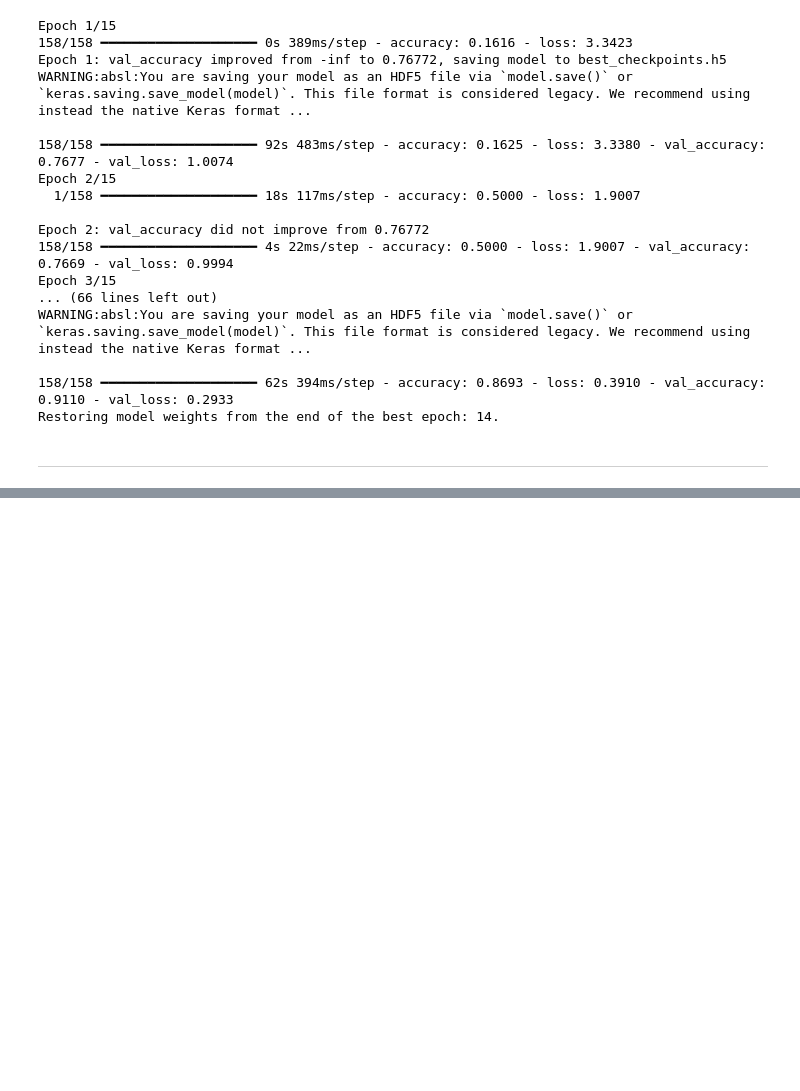
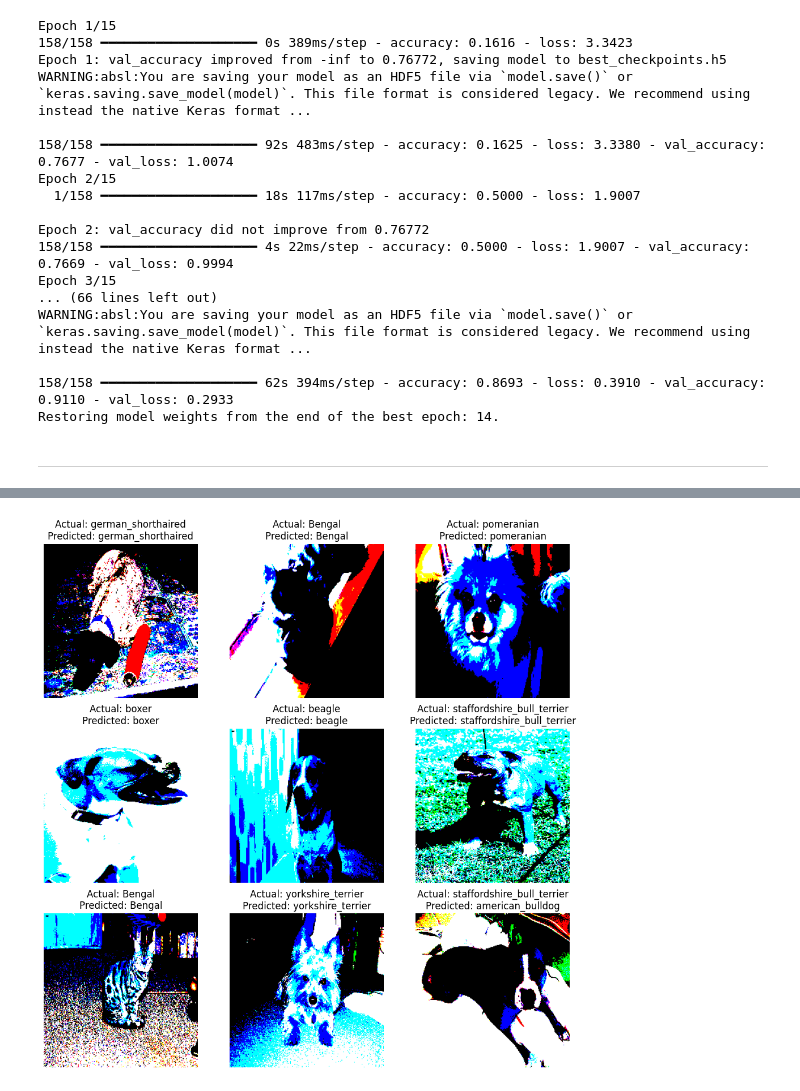
Before and after one commit to OmarAhmedAbdelAziz/Multiclass-Classification-Semantic-Segmentation-of-Pet-Breeds, a Jupyter notebook: notebooks/Step by Step Notebook.ipynb, the cells around one changed output, grey strips where cells are left out. Cells and saved outputs as stored; diff of their text form; code cells hidden in the pictures; blank space fills up the shorter version.

```diff
--- a/notebooks/Step by Step Notebook.ipynb
+++ b/notebooks/Step by Step Notebook.ipynb
@@ -606,0 +633,3 @@ Restoring model weights from the end of the best epoch: 14.
+# %%
+# Making predictions after training using validation
+predictions_val = model.predict(x_val)
@@ -606,0 +638,24 @@ Restoring model weights from the end of the best epoch: 14.
+# %%
+# converting predictions to classes
+predictions_class_validation = np.argmax(predictions_val, axis=1)
+# %%
+# Convert labels from numbers to names again
+breed_name_mapping = dict(zip(list_df['class_id'], list_df['breed_name']))
+# %%
+# Visualizing the predictions with breed names
+num_images_to_show = 9
+plt.figure(figsize=(12, 12))
+
+for i in range(min(num_images_to_show, len(x_val))):
+    plt.subplot(3, 3, i + 1)
+    plt.imshow(x_val[i])
+
+    actual_label_name = breed_name_mapping[y_val[i] + 1]
+    predicted_label_name = breed_name_mapping[predictions_class_validation[i] + 1]
+
+    plt.title(f"Actual: {actual_label_name}\nPredicted: {predicted_label_name}")
+    plt.axis('off')
+
+plt.show()
+# %% [output]
+[figure, added]
```
Also changed, not shown: parts of 8 cells of this notebook.
